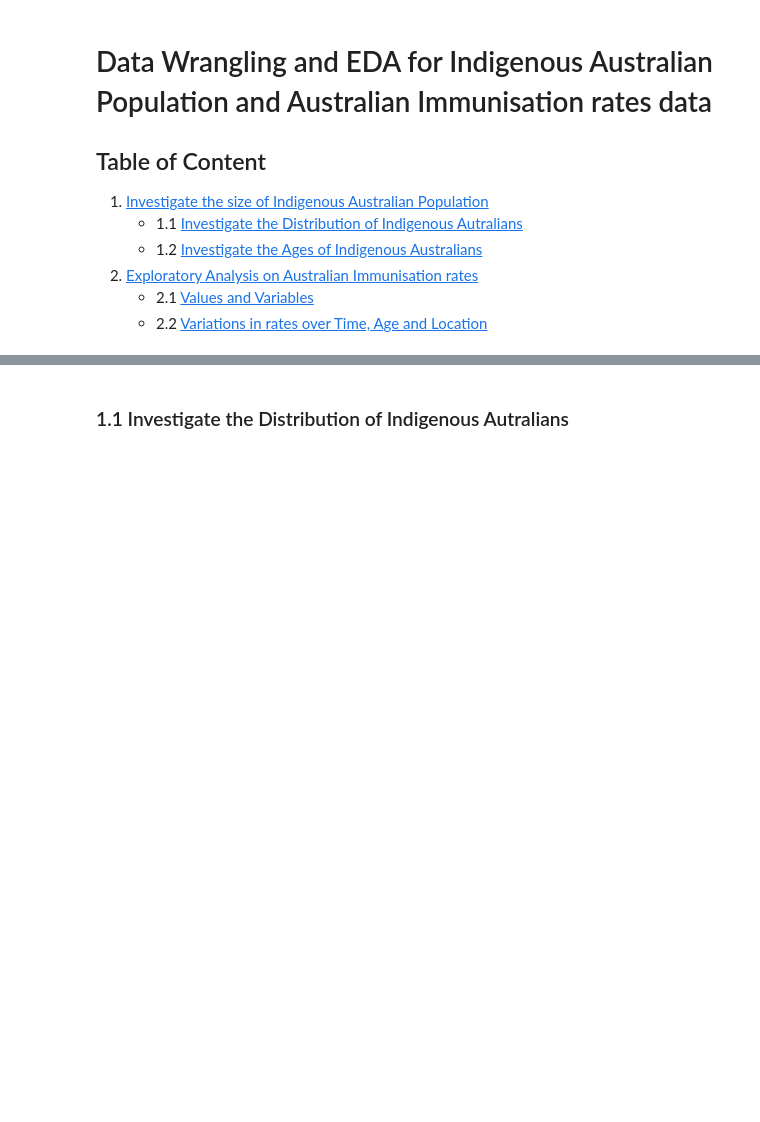
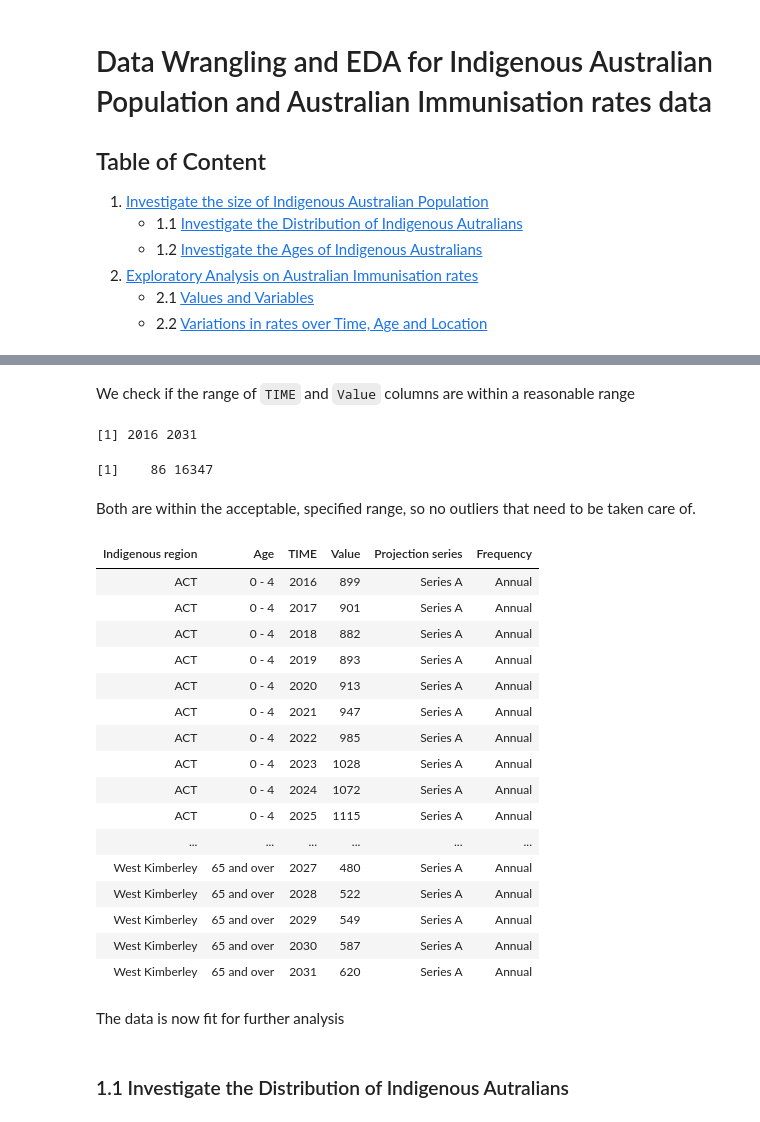
Before and after one commit to DanielTranDS/Aus-Immunisation-EDA-DataWrangling, a Jupyter notebook: Aus_EDA_Wrangling.ipynb, the cells around one changed output, grey strips where cells are left out. Saved outputs shown, nothing was run; the diff lists cells and outputs as text; code cells hidden in the pictures; blank space fills up the shorter version.

```diff
--- a/Aus_EDA_Wrangling.ipynb
+++ b/Aus_EDA_Wrangling.ipynb
@@ -20,3 +111,41 @@
+# %% [markdown]
+We check if the range of `TIME` and `Value` columns are within a reasonable range
+# %%
+range(indig_byregion$TIME)
+# %% [output]
+[1] 2016 2031
+# %%
+range(indig_byregion$Value)
+# %% [output]
+[1]    86 16347
+# %% [markdown]
+Both are within the acceptable, specified range, so no outliers that need to be taken care of.
+# %%
+#Remove the unnecessary column INDIGENOUS_REGION
+indig_byregion<-indig_byregion[,!(names(indig_byregion)=='INDIGENOUS_REGION')]
+
+#Take a look at the data
+indig_byregion
+# %% [output]
+| Indigenous region | Age | TIME | Value | Projection series | Frequency |
+| ACT | 0 - 4 | 2016 | 899 | Series A | Annual |
+| ACT | 0 - 4 | 2017 | 901 | Series A | Annual |
+| ACT | 0 - 4 | 2018 | 882 | Series A | Annual |
+| ACT | 0 - 4 | 2019 | 893 | Series A | Annual |
+| ACT | 0 - 4 | 2020 | 913 | Series A | Annual |
+| ACT | 0 - 4 | 2021 | 947 | Series A | Annual |
+| ACT | 0 - 4 | 2022 | 985 | Series A | Annual |
+| ACT | 0 - 4 | 2023 | 1028 | Series A | Annual |
+| ACT | 0 - 4 | 2024 | 1072 | Series A | Annual |
+| ACT | 0 - 4 | 2025 | 1115 | Series A | Annual |
+| ... | ... | ... | ... | ... | ... |
+| West Kimberley | 65 and over | 2027 | 480 | Series A | Annual |
+| West Kimberley | 65 and over | 2028 | 522 | Series A | Annual |
+| West Kimberley | 65 and over | 2029 | 549 | Series A | Annual |
+| West Kimberley | 65 and over | 2030 | 587 | Series A | Annual |
+| West Kimberley | 65 and over | 2031 | 620 | Series A | Annual |
+# %% [markdown]
+The data is now fit for further analysis
 # %% [markdown]
 ### 1.1 Investigate the Distribution of Indigenous Autralians <a class="anchor" id="1.1"></a>
 # %% [markdown]
```
Also changed, not shown: parts of 14 cells of this notebook.
